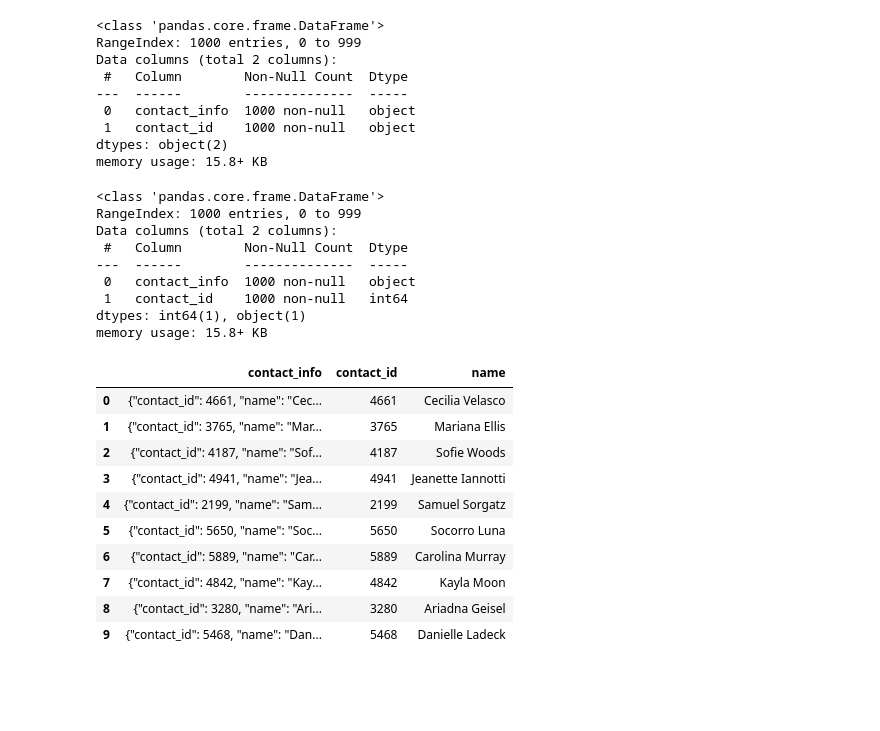
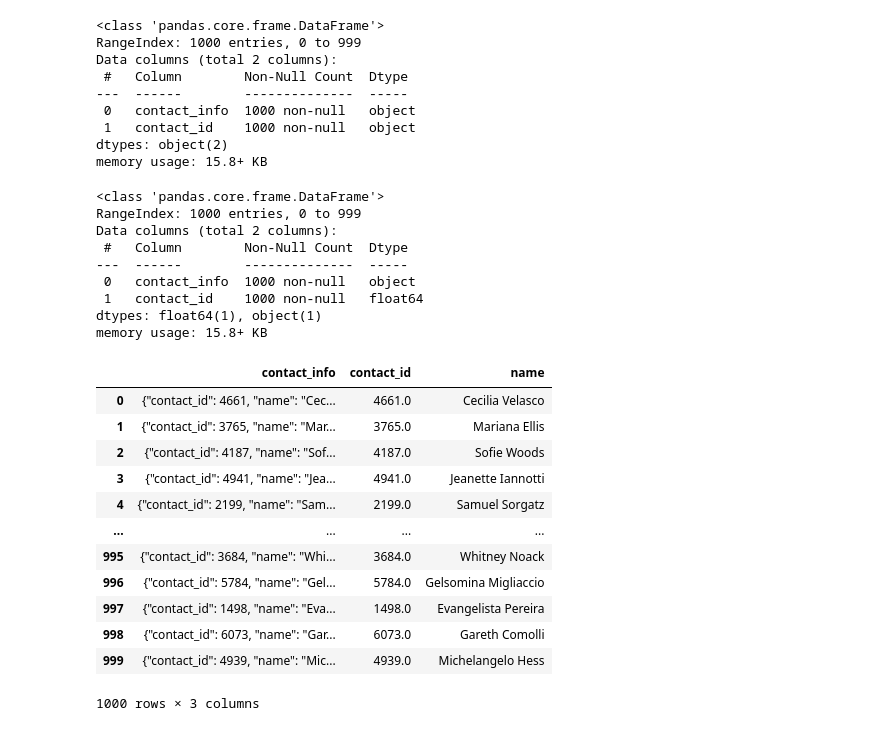
Before and after one commit to domoto86/Crowdfunding_ETL, a Jupyter notebook: ETL_Mini_Project_GRibeiro_JDominguez.ipynb, the cells around one changed output. Drawn from its saved outputs; the diff is of its cells as text; code cells hidden in the pictures; blank space fills up the shorter version.

```diff
--- a/ETL_Mini_Project_GRibeiro_JDominguez.ipynb
+++ b/ETL_Mini_Project_GRibeiro_JDominguez.ipynb
@@ -448,6 +448,6 @@ contacts_df_clean.to_csv("Resources/contacts.csv", encoding='utf8', index=False)
 # %% [markdown]
 ### Option 2: Use regex to create the contacts DataFrame.
 # %%
-contact_info_df_copy = contact_info_df.copy()
-contact_info_df_copy.head()
+df = contact_info_df.copy()
+df.head()
 # %% [output]
@@ -468,0 +460,10 @@ contact_info_df_copy.head()
+# %%
+# Extract the four-digit contact ID number.
+char = '([0-9][0-9][0-9][0-9])'
+contact_id = df['contact_info'].str.extractall(char)
+contact_id = contact_id.reset_index(drop=True)
+contact_id = contact_id.rename(columns={
+    0 : 'contact_id'
+})
+contact_id_1 = df.join(contact_id)
+contact_id_1
@@ -480,6 +496,8 @@ dtypes: object(2)
 memory usage: 15.8+ KB
 # %%
 # Convert the "contact_id" column to an int64 data type.
+contact_id_1['contact_id'] = contact_id_1['contact_id'].astype(float)
+contact_id_1.info()
 # %% [output]
 <class 'pandas.core.frame.DataFrame'>
 RangeIndex: 1000 entries, 0 to 999
@@ -487,22 +505,32 @@ Data columns (total 2 columns):
  #   Column        Non-Null Count  Dtype
 ---  ------        --------------  -----
  0   contact_info  1000 non-null   object
- 1   contact_id    1000 non-null   int64
-dtypes: int64(1), object(1)
+ 1   contact_id    1000 non-null   float64
+dtypes: float64(1), object(1)
 memory usage: 15.8+ KB
 # %%
 # Extract the name of the contact and add it to a new column.
+char = 'name": "(\w*\s*\w*)'
+name = contact_id_1['contact_info'].str.extractall(char)
+name = name.reset_index(drop=True)
+name = name.rename(columns={
+    0 : 'name'
+})
+contact_name = contact_id_1.join(name)
+contact_name
 # %% [output]
 |  | contact_info | contact_id | name |
-| 0 | {"contact_id": 4661, "name": "Cec... | 4661 | Cecilia Velasco |
-| 1 | {"contact_id": 3765, "name": "Mar... | 3765 | Mariana Ellis |
-| 2 | {"contact_id": 4187, "name": "Sof... | 4187 | Sofie Woods |
-| 3 | {"contact_id": 4941, "name": "Jea... | 4941 | Jeanette Iannotti |
-| 4 | {"contact_id": 2199, "name": "Sam... | 2199 | Samuel Sorgatz |
-| 5 | {"contact_id": 5650, "name": "Soc... | 5650 | Socorro Luna |
-| 6 | {"contact_id": 5889, "name": "Car... | 5889 | Carolina Murray |
-| 7 | {"contact_id": 4842, "name": "Kay... | 4842 | Kayla Moon |
-| 8 | {"contact_id": 3280, "name": "Ari... | 3280 | Ariadna Geisel |
-| 9 | {"contact_id": 5468, "name": "Dan... | 5468 | Danielle Ladeck |
+| 0 | {"contact_id": 4661, "name": "Cec... | 4661.0 | Cecilia Velasco |
+| 1 | {"contact_id": 3765, "name": "Mar... | 3765.0 | Mariana Ellis |
+| 2 | {"contact_id": 4187, "name": "Sof... | 4187.0 | Sofie Woods |
+| 3 | {"contact_id": 4941, "name": "Jea... | 4941.0 | Jeanette Iannotti |
+| 4 | {"contact_id": 2199, "name": "Sam... | 2199.0 | Samuel Sorgatz |
+| ... | ... | ... | ... |
+| 995 | {"contact_id": 3684, "name": "Whi... | 3684.0 | Whitney Noack |
+| 996 | {"contact_id": 5784, "name": "Gel... | 5784.0 | Gelsomina Migliaccio |
+| 997 | {"contact_id": 1498, "name": "Eva... | 1498.0 | Evangelista Pereira |
+| 998 | {"contact_id": 6073, "name": "Gar... | 6073.0 | Gareth Comolli |
+| 999 | {"contact_id": 4939, "name": "Mic... | 4939.0 | Michelangelo Hess |
+1000 rows × 3 columns
 # %%
 # Extract the email from the contacts and add the values to a new column.
```
Also changed, not shown: parts of 10 cells of this notebook, 1 other file.
